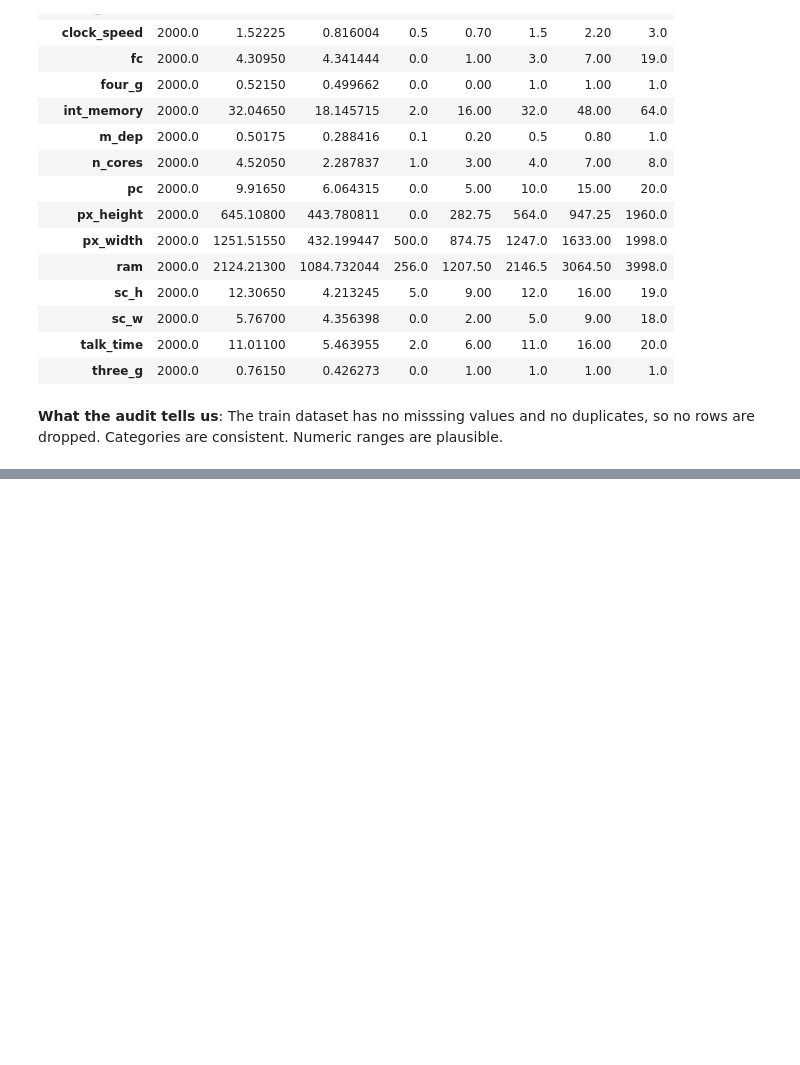
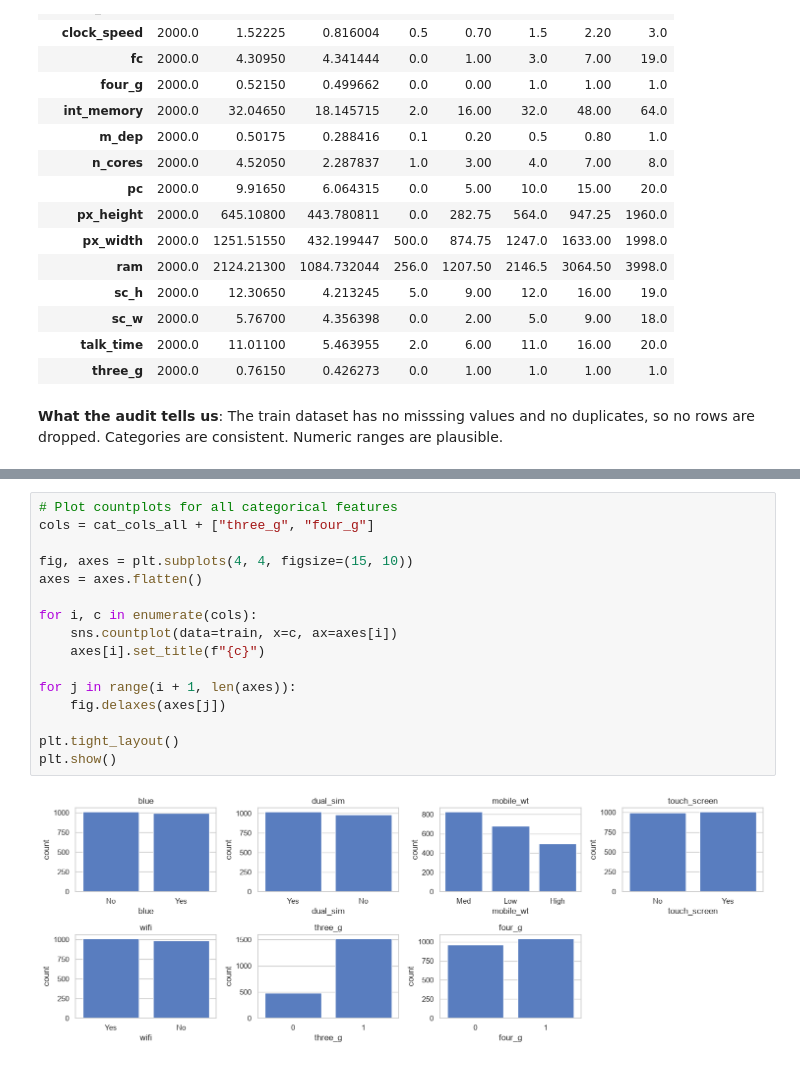
Before and after one commit to anikets349/ML-Assignment, a Jupyter notebook: Assignment.ipynb, the cells around one changed output, grey strips where cells are left out. Drawn from its saved outputs; the diff is of its cells as text; blank space fills up the shorter version.

```diff
--- a/Assignment.ipynb
+++ b/Assignment.ipynb
@@ -131,0 +224,18 @@ wifi            {'Yes': 1014, 'No': 986}
+# %%
+# Plot countplots for all categorical features
+cols = cat_cols_all + ["three_g", "four_g"]
+
+fig, axes = plt.subplots(4, 4, figsize=(15, 10))
+axes = axes.flatten()
+
+for i, c in enumerate(cols):
+    sns.countplot(data=train, x=c, ax=axes[i])
+    axes[i].set_title(f"{c}")
+
+for j in range(i + 1, len(axes)):
+    fig.delaxes(axes[j])
+
+plt.tight_layout()
+plt.show()
+# %% [output]
+[figure, added]
```
Also changed, not shown: parts of 9 cells of this notebook.
